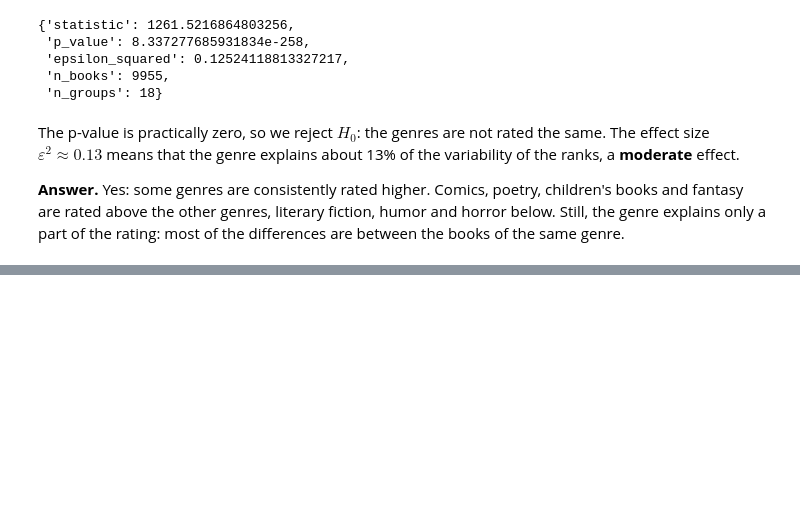
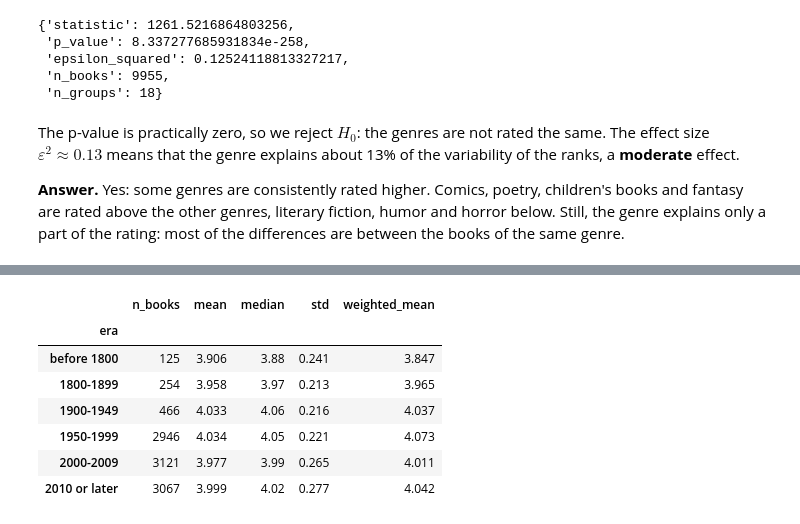
Before and after one commit to mbeyzademirkubuz/book-ratings-insights, a Jupyter notebook: notebooks/walkthrough.ipynb, the cells around one changed output, grey strips where cells are left out. Saved outputs shown, nothing was run; the diff lists cells and outputs as text; code cells hidden in the pictures; blank space fills up the shorter version.

```diff
--- a/notebooks/walkthrough.ipynb
+++ b/notebooks/walkthrough.ipynb
@@ -330,0 +342,11 @@ are between the books of the same genre.
+# %%
+summarize_by_group(clean, "era", sort_by_median=False).round(3)
+# %% [output]
+|  | n_books | mean | median | std | weighted_mean |
+| era |  |  |  |  |  |
+| before 1800 | 125 | 3.906 | 3.88 | 0.241 | 3.847 |
+| 1800-1899 | 254 | 3.958 | 3.97 | 0.213 | 3.965 |
+| 1900-1949 | 466 | 4.033 | 4.06 | 0.216 | 4.037 |
+| 1950-1999 | 2946 | 4.034 | 4.05 | 0.221 | 4.073 |
+| 2000-2009 | 3121 | 3.977 | 3.99 | 0.265 | 4.011 |
+| 2010 or later | 3067 | 3.999 | 4.02 | 0.277 | 4.042 |
```
Also changed, not shown: parts of 12 cells of this notebook, 2 other files.
